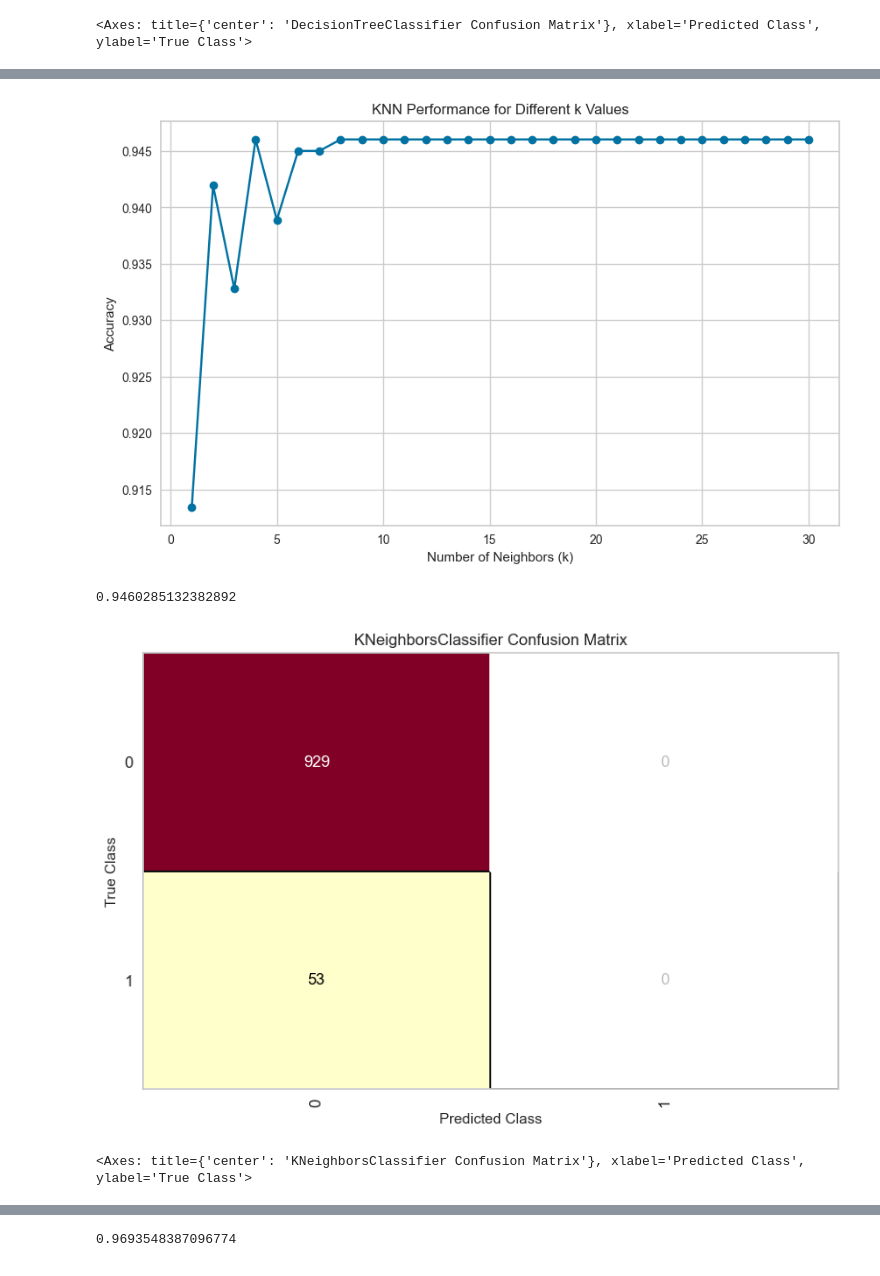
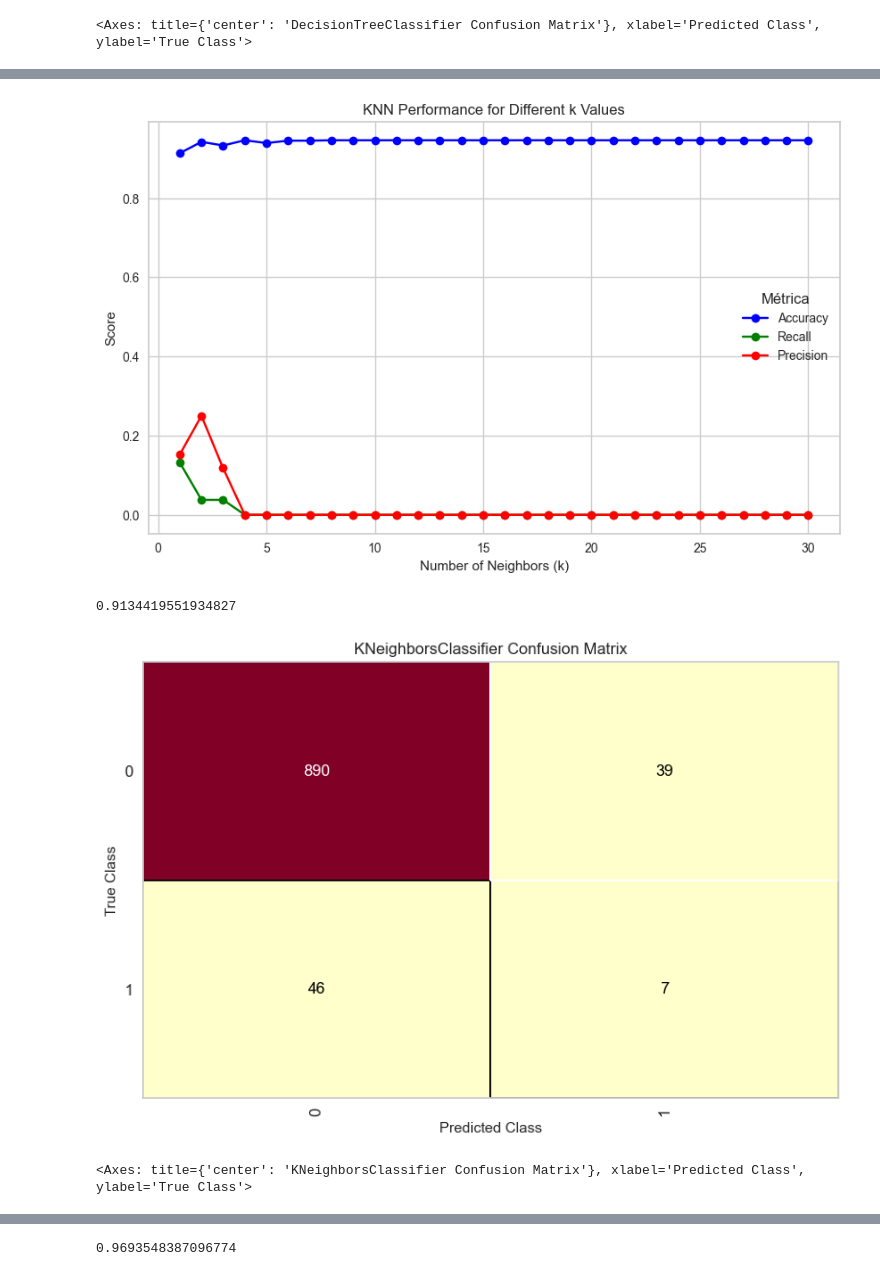
Before and after one commit to Kiki1108/stroke-prognosis, a Jupyter notebook: model_test.ipynb, the cells around one changed output, grey strips where cells are left out. Saved outputs shown, nothing was run; the diff lists cells and outputs as text; code cells hidden in the pictures.

```diff
--- a/model_test.ipynb
+++ b/model_test.ipynb
@@ -119,0 +221,10 @@ cm.show()
+# %%
+naive_bayes = sk.naive_bayes.BernoulliNB()
+naive_bayes.fit(x4_train, y4_train)
+previsoes = naive_bayes.predict(x4_test)
+
+cm = yb.classifier.ConfusionMatrix(naive_bayes)
+cm.fit(x4_train, y4_train)
+score_naive_gaussian = cm.score(x4_test, y4_test)
+print(score_naive_gaussian)
+cm.show()
@@ -147,0 +277,10 @@ cm.show()
+# %%
+tree = sk.tree.DecisionTreeClassifier()
+tree.fit(x4_train, y4_train)
+previsoes = tree.predict(x4_test)
+
+cm = yb.classifier.ConfusionMatrix(tree)
+cm.fit(x4_train, y4_train)
+score_naive_gaussian = cm.score(x4_test, y4_test)
+print(score_naive_gaussian)
+cm.show()
@@ -148,11 +291,9 @@ cm.show()
 # %%
-from sklearn.metrics import classification_report
-import matplotlib.pyplot as plt
-from yellowbrick.classifier import ConfusionMatrix
-
 # Loop to test all k values from 1 to 30
 k_values = range(1, 31)
 scores = []
+recall = []
+precision = []
 for k in k_values:
     knn = sk.neighbors.KNeighborsClassifier(n_neighbors=k, metric='minkowski', p=2)
     knn.fit(x1_train, y1_train)
@@ -160,7 +301,11 @@ for k in k_values:
 
     # Calculate and store the score
     score = knn.score(x1_test, y1_test)
+    recall_score = sk.metrics.recall_score(y1_test, previsoes)
+    precision_score = sk.metrics.precision_score(y1_test, previsoes)
     scores.append(score)
+    recall.append(recall_score)
+    precision.append(precision_score)
 
     """
     # Visualize the confusion matrix
@@ -174,28 +319,30 @@ for k in k_values:
     print(classification_report(y1_test, previsoes))
     """
 
-# Plot the scores for each k
 plt.figure(figsize=(10, 6))
-plt.plot(k_values, scores, marker='o')
+plt.plot(k_values, scores, marker='o', label='Accuracy', color='blue')
+plt.plot(k_values, recall, marker='o', label='Recall', color='green')
+plt.plot(k_values, precision, marker='o', label='Precision', color='red')
 plt.title('KNN Performance for Different k Values')
 plt.xlabel('Number of Neighbors (k)')
-plt.ylabel('Accuracy')
+plt.ylabel('Score')
 plt.grid(True)
+plt.legend(title='Métrica', loc='best')
 plt.show()
 # %% [output]
-[figure, old version]
+[figure, new version]
 # %%
-knn = sk.neighbors.KNeighborsClassifier(n_neighbors = 4, metric = 'minkowski', p = 2)
+knn = sk.neighbors.KNeighborsClassifier(n_neighbors = 1, metric = 'minkowski', p = 2)
 knn.fit(x1_train, y1_train)
 previsoes = knn.predict(x1_test)
 
 cm = yb.classifier.ConfusionMatrix(knn)
 cm.fit(x1_train, y1_train)
 score_naive_gaussian = cm.score(x1_test, y1_test)
 print(score_naive_gaussian)
 cm.show()
 # %% [output]
-0.9460285132382892
+0.9134419551934827
-[figure, old version]
+[figure, new version]
 <Axes: title={'center': 'KNeighborsClassifier Confusion Matrix'}, xlabel='Predicted Class', ylabel='True Class'>
 # %%
```
Also changed, not shown: parts of 41 cells of this notebook, 3 other files.
